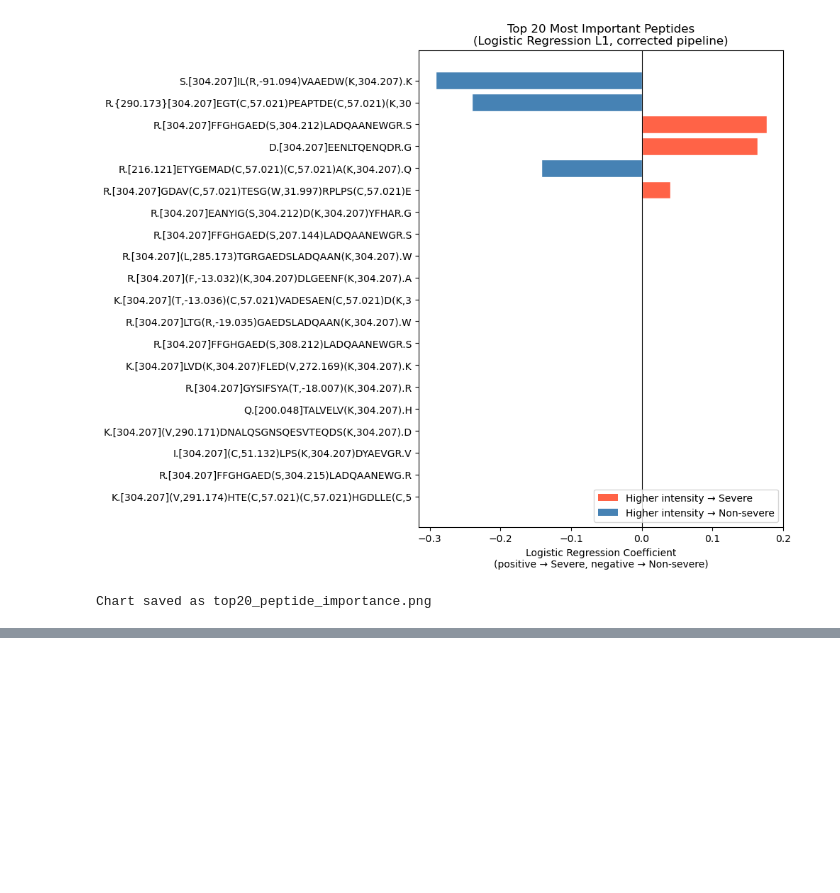
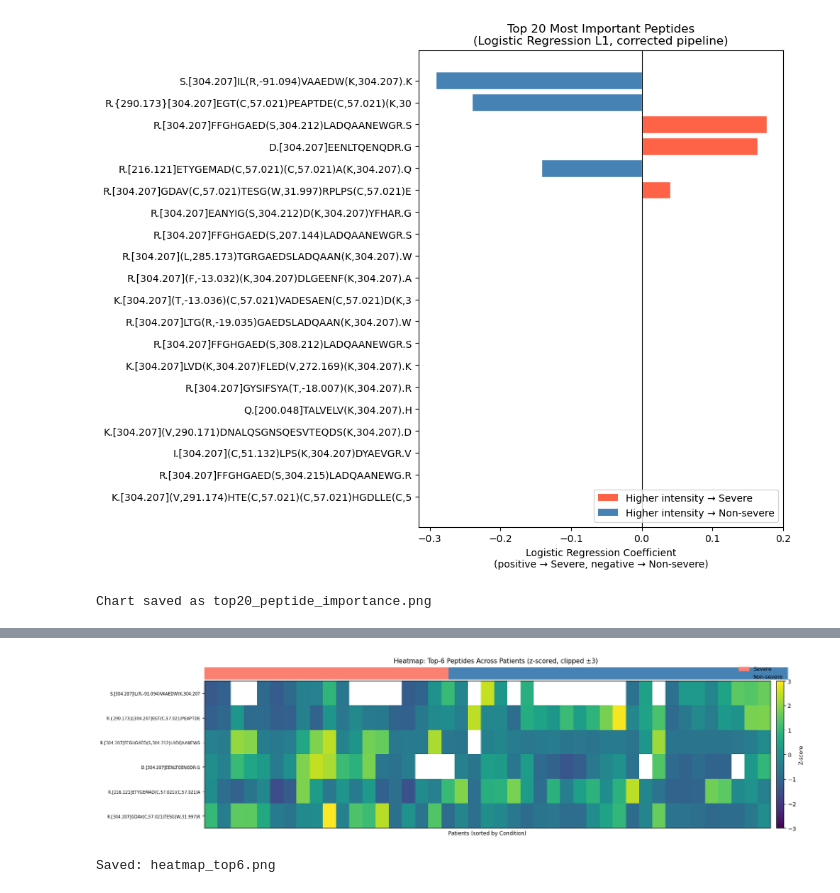
Before and after one commit to melvyn9/cse291b-covid19, a Jupyter notebook: feature_importance.ipynb, the cells around one changed output, grey strips where cells are left out. Saved outputs shown, nothing was run; the diff lists cells and outputs as text; code cells hidden in the pictures; blank space fills up the shorter version.

```diff
--- a/feature_importance.ipynb
+++ b/feature_importance.ipynb
@@ -107,0 +221,74 @@ Chart saved as top20_peptide_importance.png
+# %%
+## Plot 3 — Heatmap (peptides × patients, z-scored, sorted by condition)
+from scipy.stats import zscore
+
+# Sort patients: Severe first, then Non-severe
+sorted_idx = (
+    variants_processed["Condition"]
+    .map({"Severe-COVID-19": 0, "Non-severe-COVID-19": 1})
+    .sort_values()
+    .index
+)
+sorted_conditions = variants_processed.loc[sorted_idx, "Condition"]
+
+# Extract the 6-peptide matrix, sort patients, z-score per peptide (column), clip to ±3
+heatmap_data = variants_processed.loc[sorted_idx, top6_peptides].copy()
+heatmap_zscored = heatmap_data.apply(
+    lambda col: np.clip(zscore(col, nan_policy="omit"), -3, 3)
+)
+
+# Peptides as rows, patients as columns
+heatmap_T = heatmap_zscored.T
+
+# Build colour bar for Condition annotation
+condition_colors = sorted_conditions.map(
+    {"Severe-COVID-19": "salmon", "Non-severe-COVID-19": "steelblue"}
+)
+
+fig, axes = plt.subplots(
+    2, 1, figsize=(18, 5),
+    gridspec_kw={"height_ratios": [0.08, 1], "hspace": 0.02},
+)
+
+# ── Condition strip (top) ──────────────────────────────────────────────────
+ax_strip = axes[0]
+for j, (pat, color) in enumerate(condition_colors.items()):
+    ax_strip.add_patch(plt.Rectangle((j, 0), 1, 1, color=color))
+ax_strip.set_xlim(0, len(sorted_idx))
+ax_strip.set_ylim(0, 1)
+ax_strip.axis("off")
+
+from matplotlib.patches import Patch
+legend_patches = [
+    Patch(color="salmon",    label="Severe"),
+    Patch(color="steelblue", label="Non-severe"),
+]
+ax_strip.legend(handles=legend_patches, loc="upper right",
+                bbox_to_anchor=(1, 1.5), frameon=False, fontsize=9)
+ax_strip.set_title("Heatmap: Top-6 Peptides Across Patients (z-scored, clipped ±3)",
+                   fontsize=11, pad=8)
+
+# ── Heatmap ────────────────────────────────────────────────────────────────
+ax_hm = axes[1]
+im = ax_hm.imshow(
+    heatmap_T.values, aspect="auto", cmap="viridis",
+    vmin=-3, vmax=3, interpolation="none",
+)
+
+# White for NaN
+ax_hm.set_facecolor("white")
+
+ax_hm.set_yticks(range(len(top6_peptides)))
+ax_hm.set_yticklabels([p[:40] for p in top6_peptides], fontsize=7)
+ax_hm.set_xticks([])
+ax_hm.set_xlabel("Patients (sorted by Condition)", fontsize=9)
+
+cbar = fig.colorbar(im, ax=ax_hm, orientation="vertical", fraction=0.02, pad=0.01)
+cbar.set_label("Z-score", fontsize=9)
+
+plt.savefig("heatmap_top6.png", dpi=150, bbox_inches="tight")
+plt.show()
+print("Saved: heatmap_top6.png")
+# %% [output]
+[figure, added]
+Saved: heatmap_top6.png
```
Also changed, not shown: parts of 5 cells of this notebook, 3 other files.
